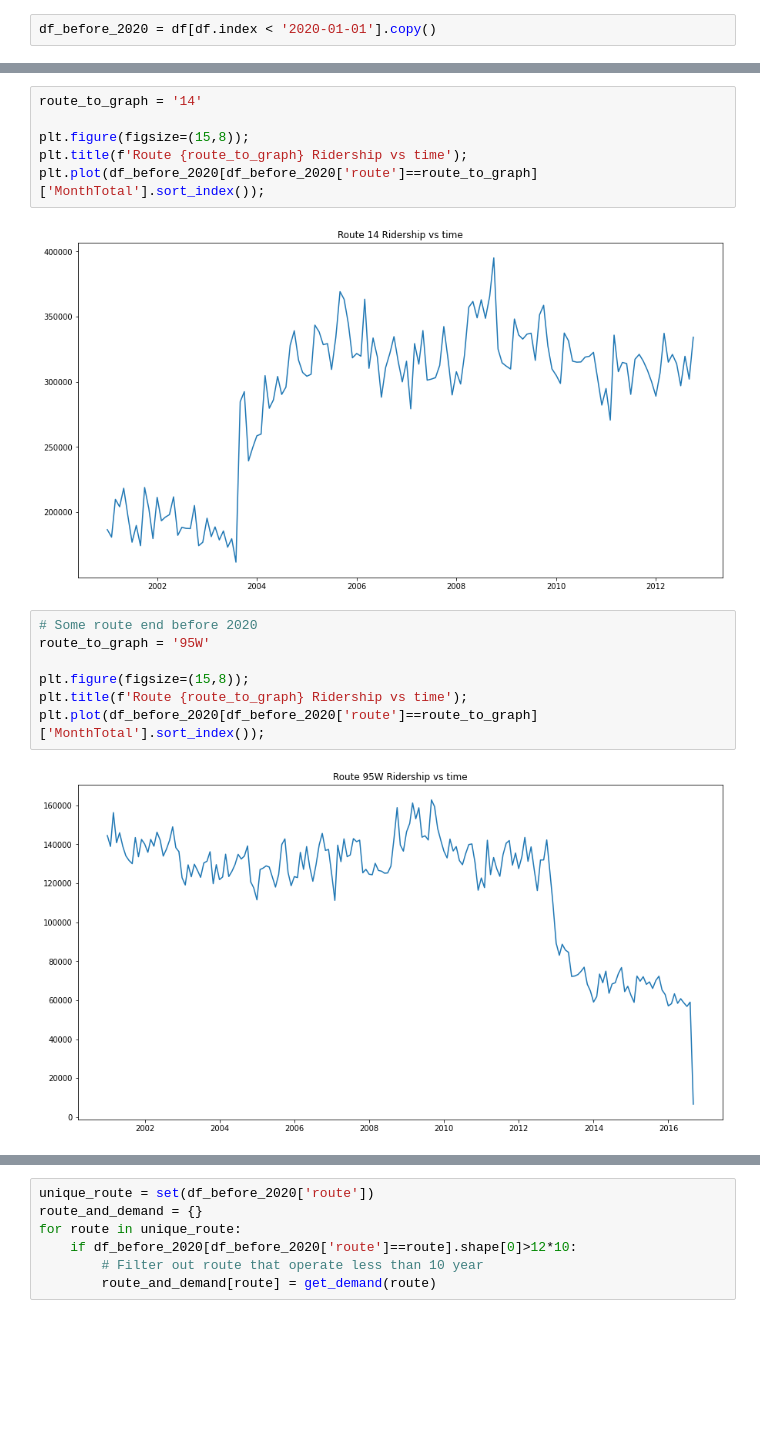
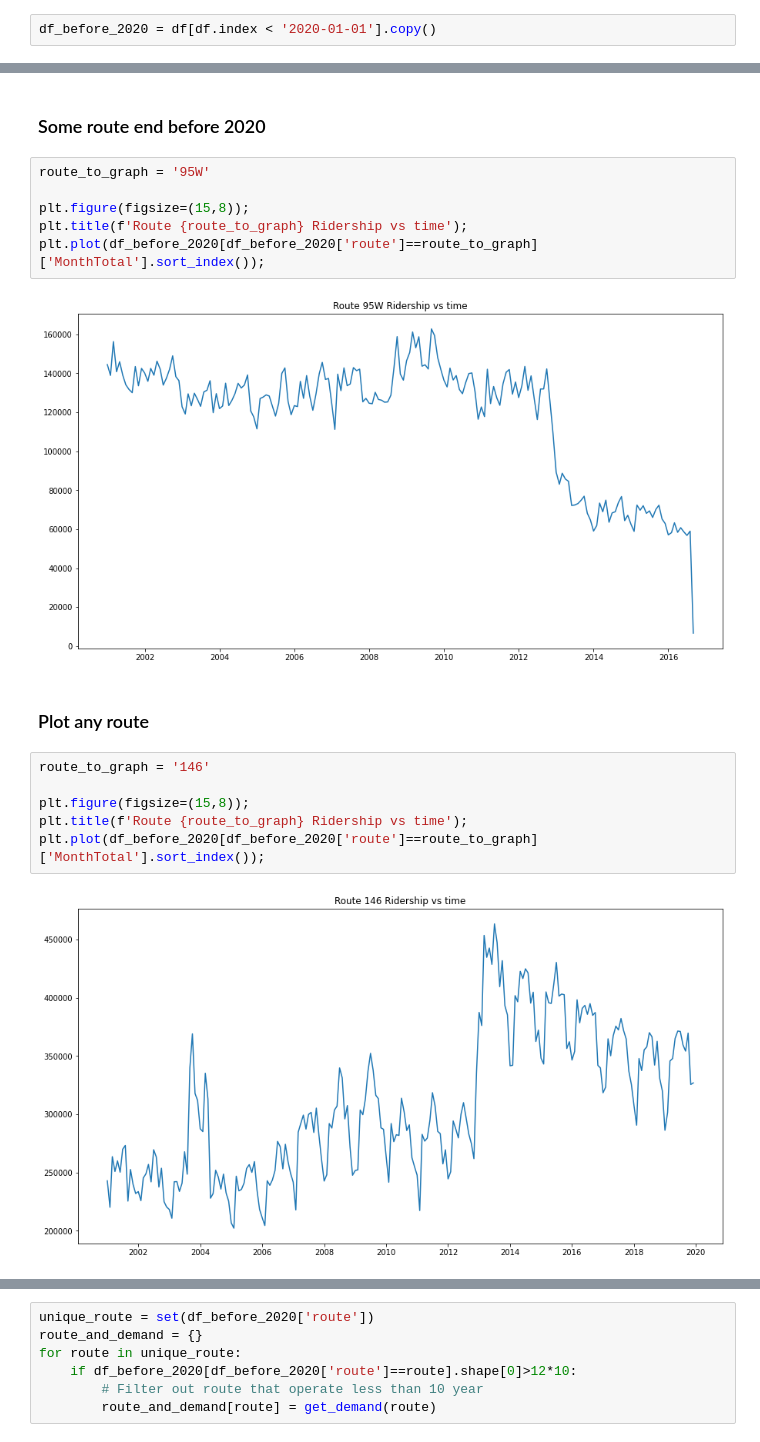
Before and after one commit to LamSingkit/Chicago_public_transport_project, a Jupyter notebook: Shengjie_Folder/Ridership.ipynb, the cells around one changed output, grey strips where cells are left out. Cells and saved outputs as stored; diff of their text form; blank space fills up the shorter version.

```diff
--- a/Shengjie_Folder/Ridership.ipynb
+++ b/Shengjie_Folder/Ridership.ipynb
@@ -40,17 +44,20 @@ df_before_2020 = df[df.index < '2020-01-01'].copy()
+# %% [markdown]
+### Some route end before 2020
 # %%
-route_to_graph = '14'
+route_to_graph = '95W'
 
 plt.figure(figsize=(15,8));
 plt.title(f'Route {route_to_graph} Ridership vs time');
 plt.plot(df_before_2020[df_before_2020['route']==route_to_graph]['MonthTotal'].sort_index());
 # %% [output]
-[figure, old version]
+[figure, new version]
+# %% [markdown]
+### Plot any route
 # %%
-# Some route end before 2020
-route_to_graph = '95W'
+route_to_graph = '146'
 
 plt.figure(figsize=(15,8));
 plt.title(f'Route {route_to_graph} Ridership vs time');
 plt.plot(df_before_2020[df_before_2020['route']==route_to_graph]['MonthTotal'].sort_index());
 # %% [output]
-[figure, old version]
+[figure, new version]
```
Also changed, not shown: parts of 12 cells of this notebook, 1 other file.
